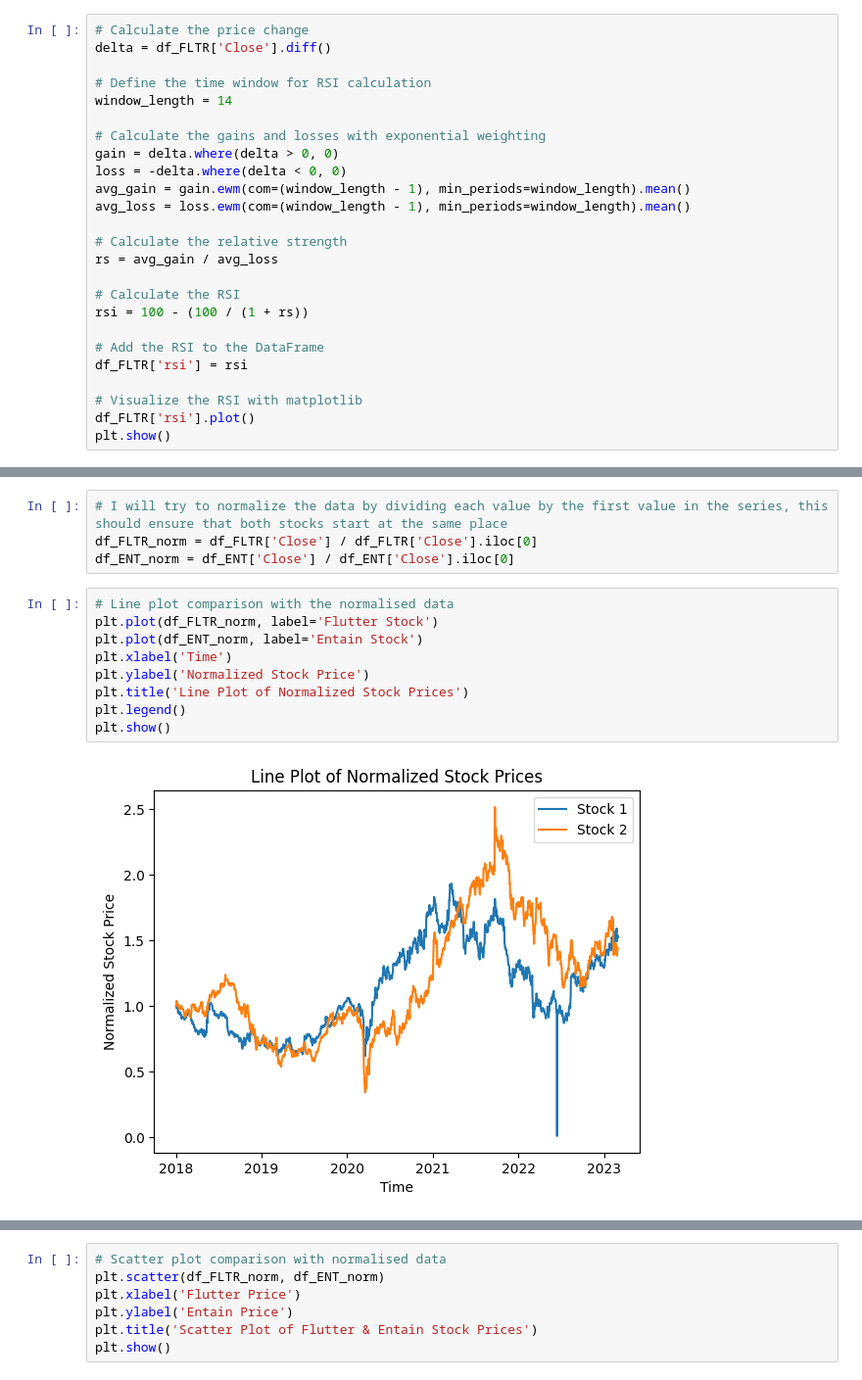
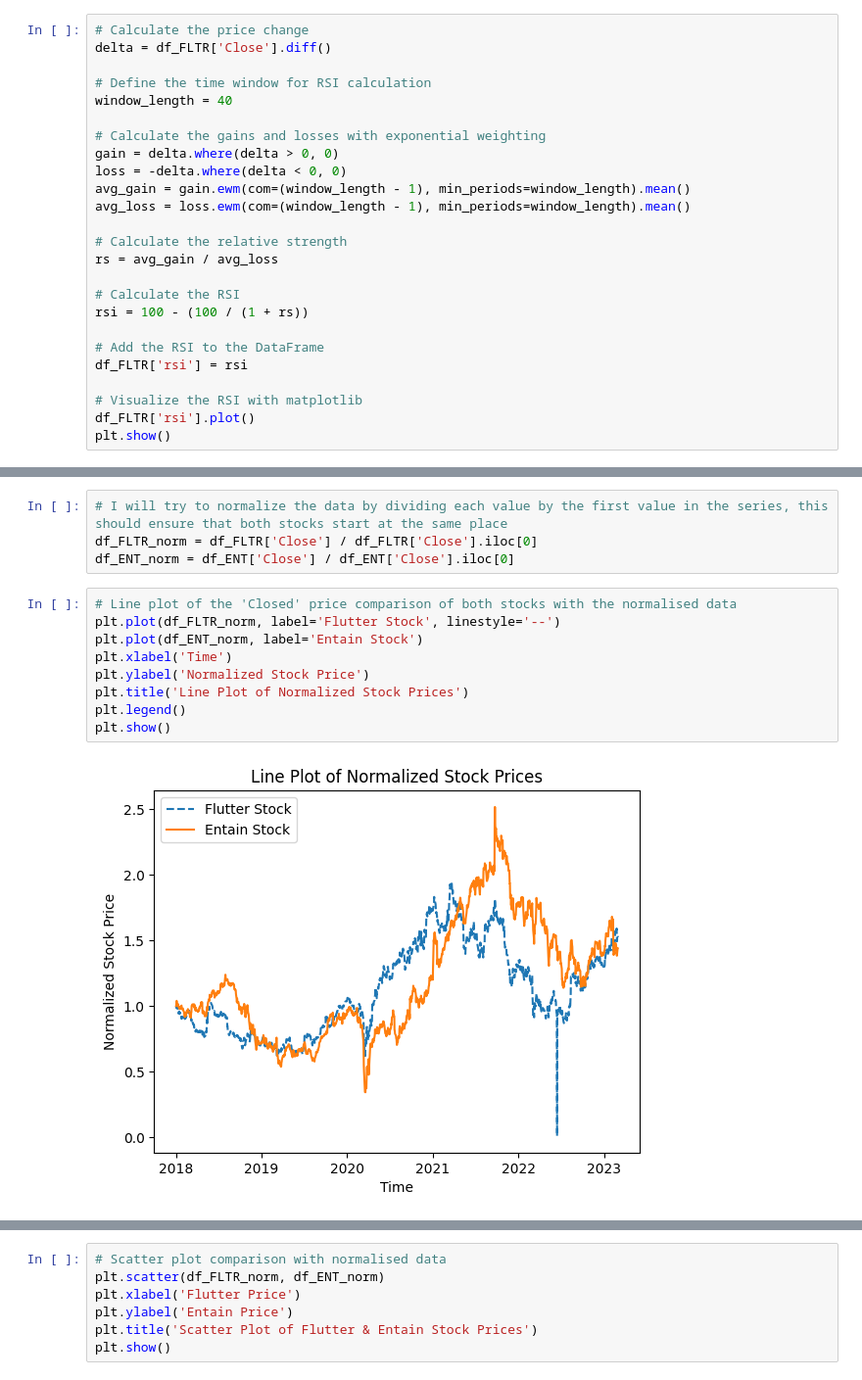
Before and after one commit to Gitmsherbert/-UCDPA_Mark_Herbert, a Jupyter notebook: FLTR_Panda.ipynb, the cells around one changed output, grey strips where cells are left out. Shown at 98% size. Cells and saved outputs as stored; diff of their text form.

```diff
--- a/FLTR_Panda.ipynb
+++ b/FLTR_Panda.ipynb
@@ -227,7 +198,7 @@ plt.show()
 delta = df_FLTR['Close'].diff()
 
 # Define the time window for RSI calculation
-window_length = 14
+window_length = 40
 
 # Calculate the gains and losses with exponential weighting
 gain = delta.where(delta > 0, 0)
@@ -558,13 +534,13 @@ plt.show()
 df_FLTR_norm = df_FLTR['Close'] / df_FLTR['Close'].iloc[0]
 df_ENT_norm = df_ENT['Close'] / df_ENT['Close'].iloc[0]
 # %%
-# Line plot comparison with the normalised data
-plt.plot(df_FLTR_norm, label='Flutter Stock')
+# Line plot of the 'Closed' price comparison of both stocks with the normalised data
+plt.plot(df_FLTR_norm, label='Flutter Stock', linestyle='--')
 plt.plot(df_ENT_norm, label='Entain Stock')
 plt.xlabel('Time')
 plt.ylabel('Normalized Stock Price')
 plt.title('Line Plot of Normalized Stock Prices')
 plt.legend()
 plt.show()
 # %% [output]
-[figure, old version]
+[figure, new version]
```
Also changed, not shown: parts of 25 cells of this notebook.
